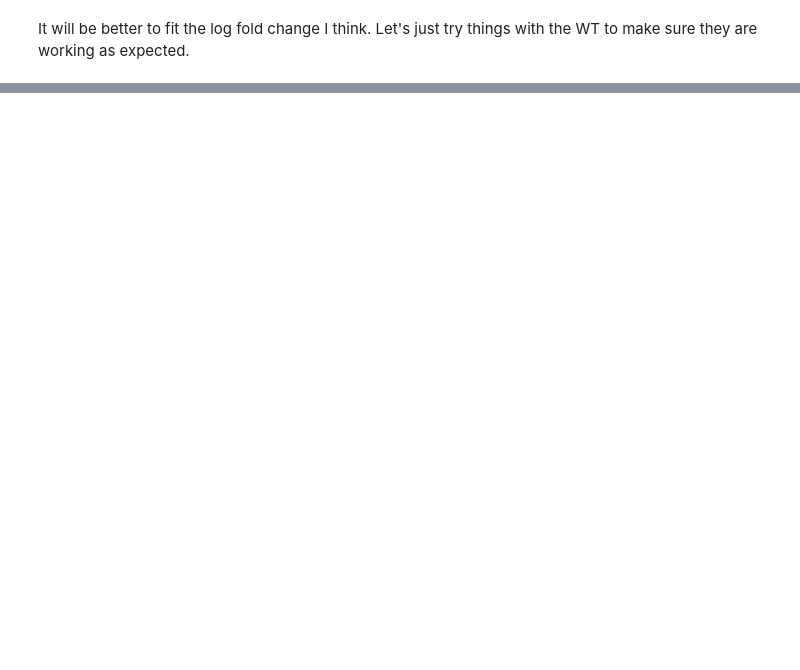
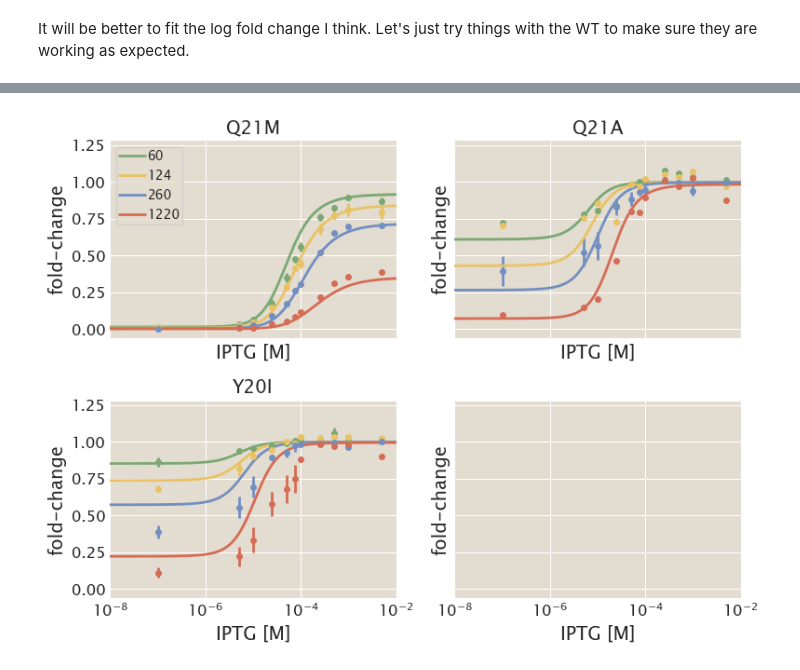
Before and after one commit to RPGroup-PBoC/mwc_mutants, a Jupyter notebook: code/analysis/DNA_mutant_analysis.ipynb, the cells around one changed output, grey strips where cells are left out. Drawn from its saved outputs; the diff is of its cells as text; code cells hidden in the pictures; blank space fills up the shorter version.

```diff
--- a/code/analysis/DNA_mutant_analysis.ipynb
+++ b/code/analysis/DNA_mutant_analysis.ipynb
@@ -119,0 +147,37 @@ d
+# %%
+def compute_mean_sem(df):
+    stat_dict = {'mean': np.mean(df), 'sem': np.std(df) / len(df)}
+    return pd.Series(stat_dict)
+
+grouped = df.groupby(['mutant', 'repressors', 'IPTG_uM'])['fold_change']
+# %%
+fig, ax = plt.subplots(2, 2, figsize=(8, 6), sharey=True, sharex=True)
+ax = ax.ravel()
+for a in ax:
+    a.set_xscale('log')
+    a.set_xlabel('IPTG [M]')
+    a.set_ylabel('fold-change')
+axes = {'Q21M':ax[0], 'Q21A':ax[1], 'Y20I':ax[2]}
+titles = list(axes.keys())
+for i in range(3):
+    ax[i].set_title(titles[i])
+
+reps = df.repressors.unique()
+c_range = np.logspace(-8, -2, 500)
+c_map = list(colors.values())[::3]
+c_dict = {r:c for r, c in zip(reps, c_map)}
+for i, m in enumerate(axes.keys()):
+    for j, r in enumerate(reps):
+        theo = mut.thermo.SimpleRepression(R=r, ep_ai=4.5, ka=139E-6, ki=0.53E-6,
+                                           effector_conc=c_range, ep_r=modes[m]).fold_change()
+        _ = axes[m].plot(c_range, theo, color=c_map[j], label=int(r))
+
+for g, d in grouped:
+    _ = axes[g[0]].errorbar(g[2] / 1E6, np.mean(d), np.std(d) / np.sqrt(len(d)), fmt='o', color=c_dict[g[1]],
+                           markersize=4)
+_ = ax[0].legend(fontsize=10)
+
+ax[0].set_xlim([1E-8, 1E-2])
+plt.tight_layout()
+# %% [output]
+[figure, added]
```
Also changed, not shown: parts of 21 cells of this notebook, 53 other files.
